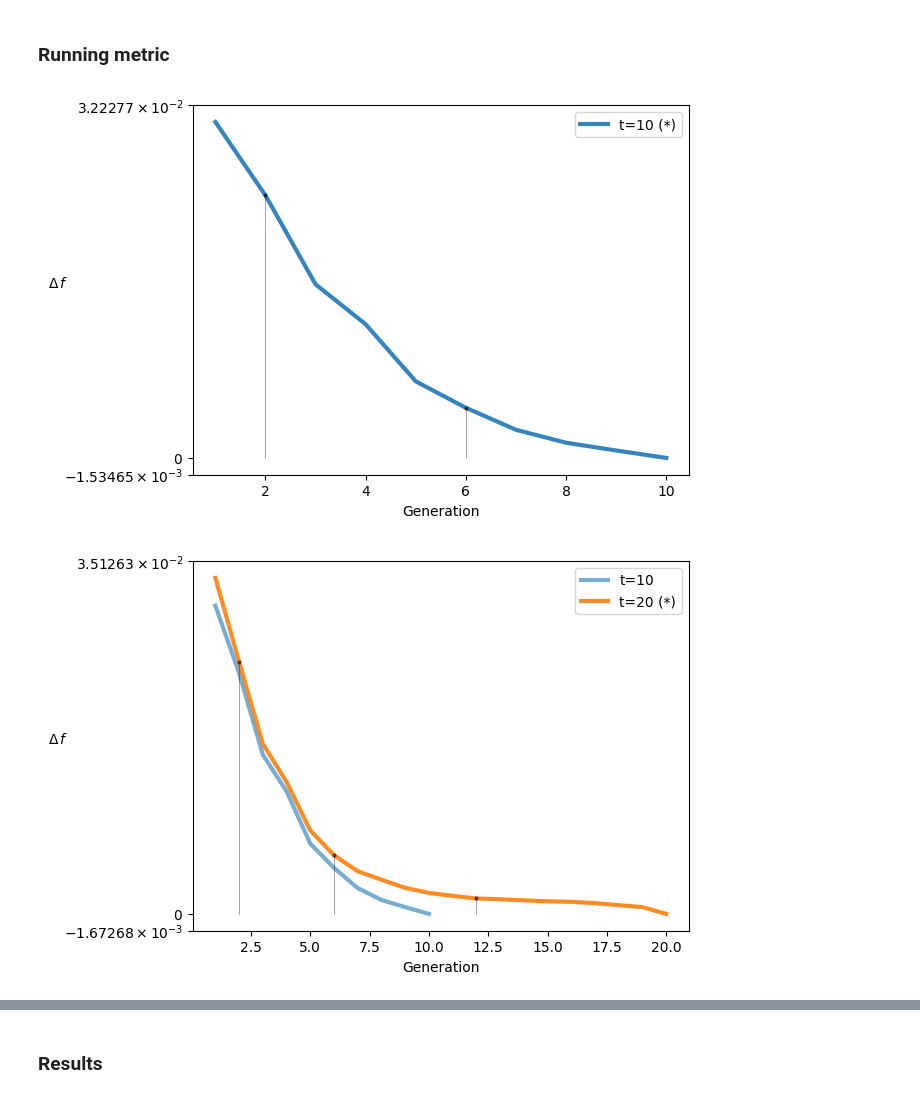
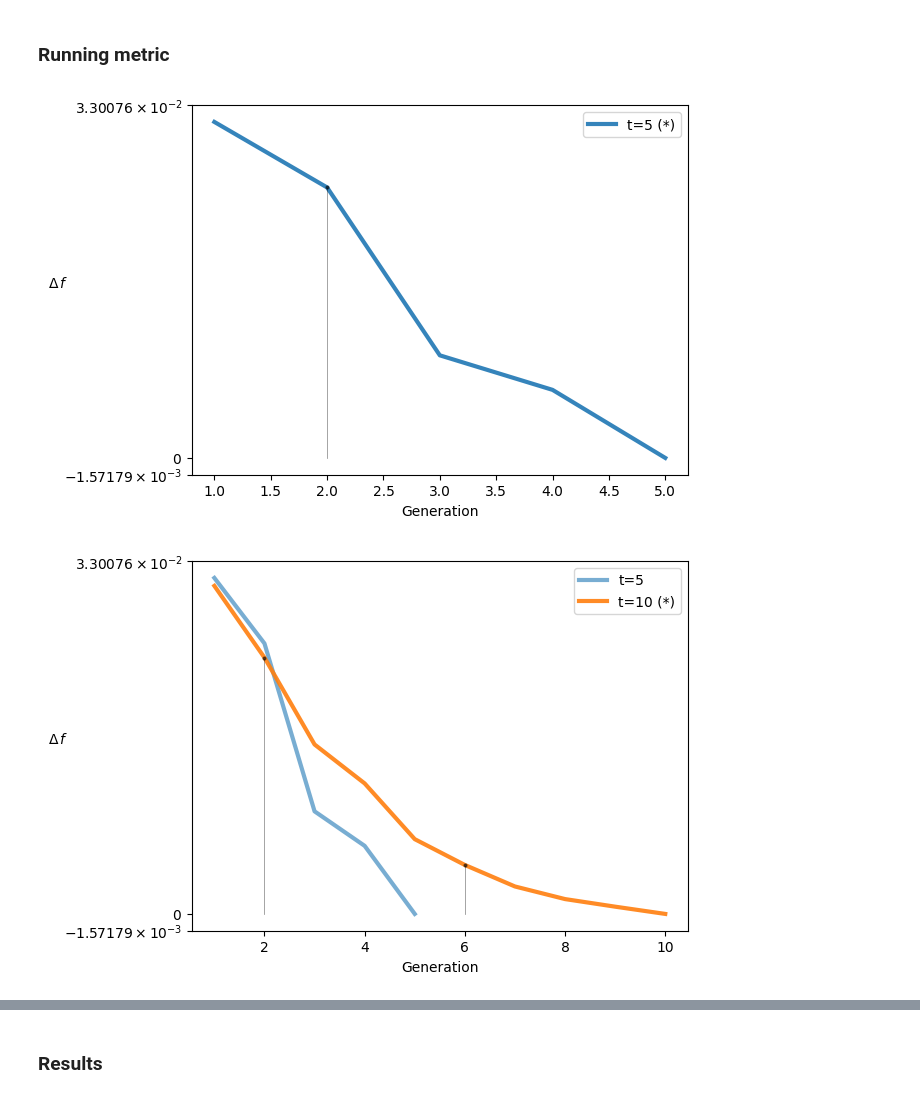
Before and after one commit to Nicola-Ibrahim/Tracing-Objectives-Backwards, a Jupyter notebook: notebooks/01_pareto_front.ipynb, the cells around one changed output, grey strips where cells are left out. Cells and saved outputs as stored; diff of their text form; code cells hidden in the pictures.

```diff
--- a/notebooks/01_pareto_front.ipynb
+++ b/notebooks/01_pareto_front.ipynb
@@ -664,13 +693,13 @@ fig.show()
 # %%
 from pymoo.util.running_metric import RunningMetricAnimation
 
-running = RunningMetricAnimation(delta_gen=10,
+running = RunningMetricAnimation(delta_gen=5,
                         n_plots=3,
                         key_press=False,
                         do_show=True)
 
 for algorithm in result.history:
     running.update(algorithm)
 # %% [output]
-[figure, old version]
+[figure, new version]
-[figure, old version]
+[figure, new version]
```
Also changed, not shown: parts of 2 cells of this notebook.
